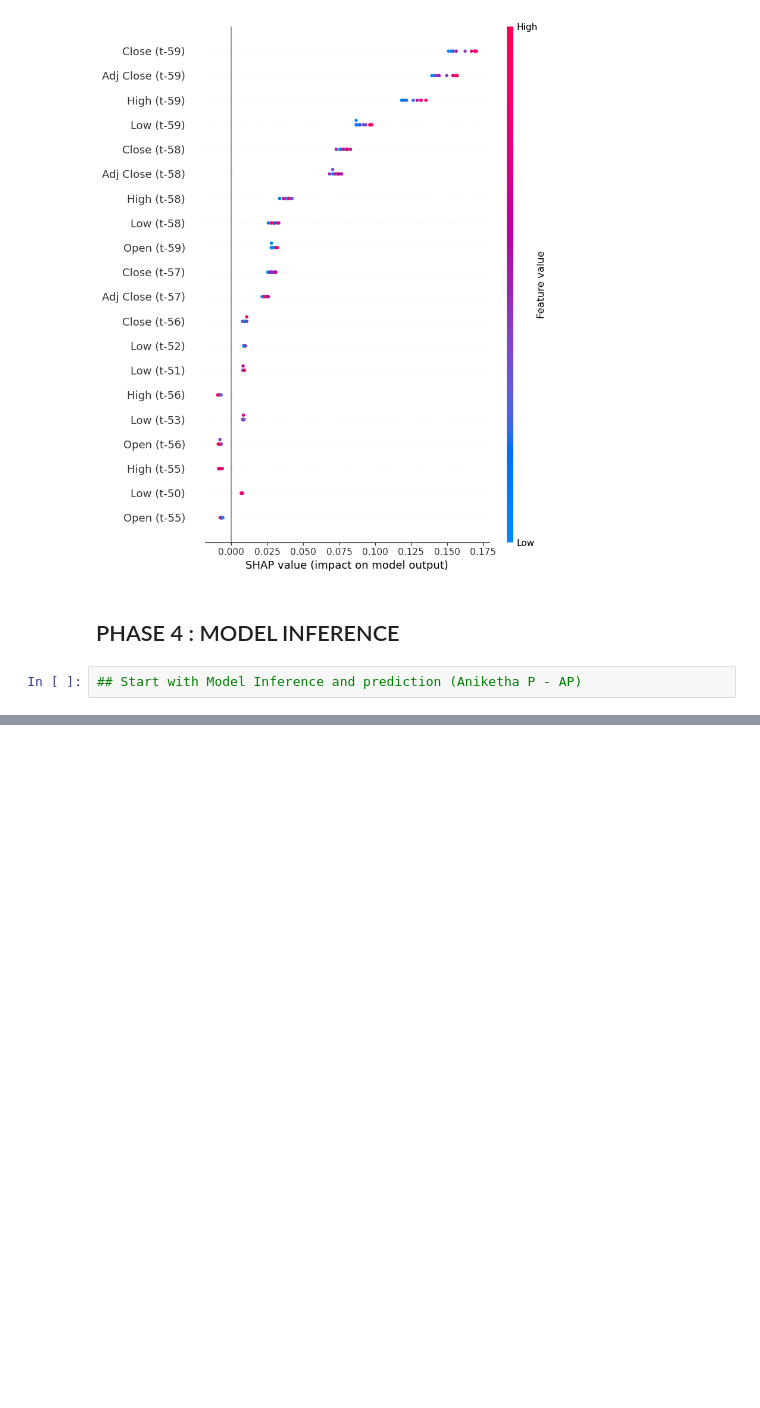
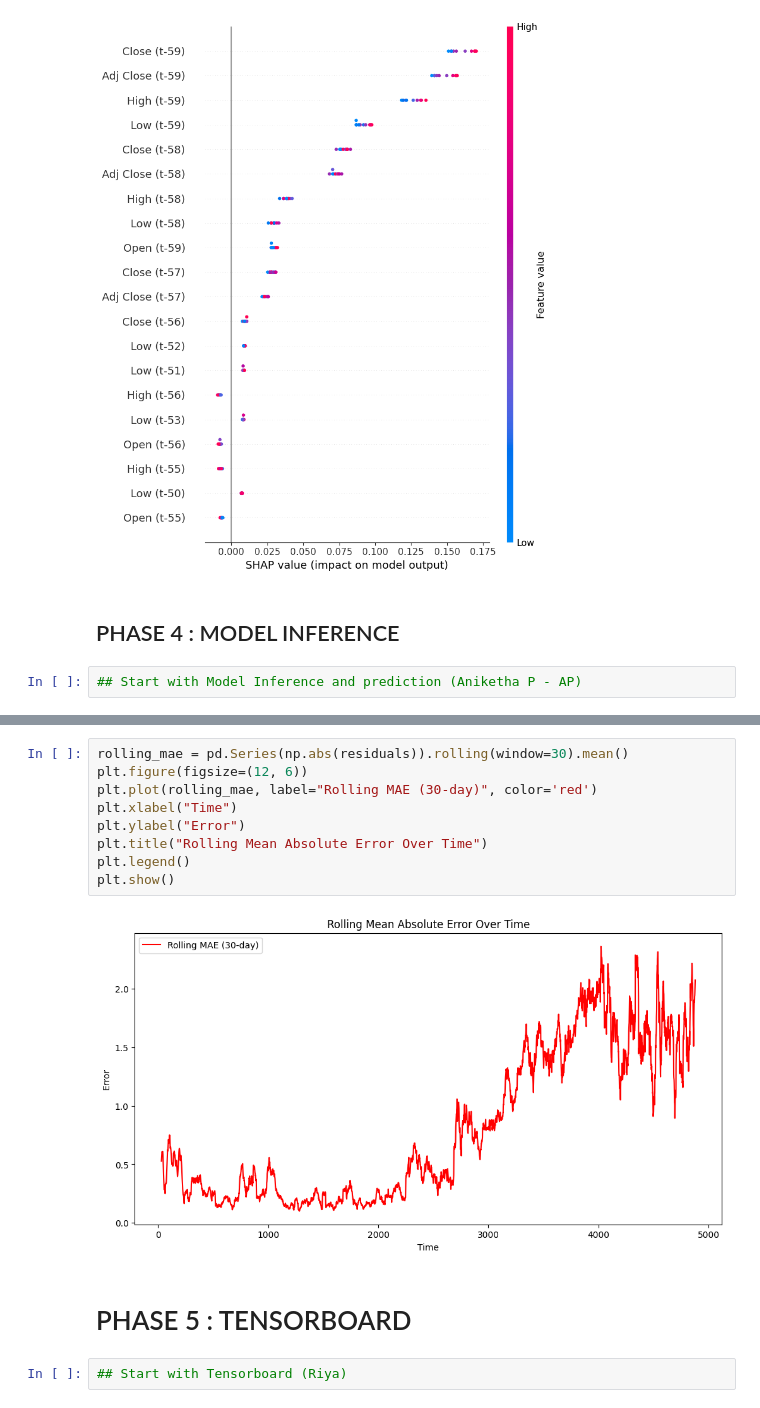
Before and after one commit to msaakaash/Multivariate-Stock-Price-Forecasting, a Jupyter notebook: notebooks/stockMarketForecasting.ipynb, the cells around one changed output, grey strips where cells are left out. Cells and saved outputs as stored; diff of their text form; blank space fills up the shorter version.

```diff
--- a/notebooks/stockMarketForecasting.ipynb
+++ b/notebooks/stockMarketForecasting.ipynb
@@ -682,0 +861,15 @@ shap.summary_plot(shap_values_2d, test_samples_2d, feature_names=feature_names)
+# %%
+rolling_mae = pd.Series(np.abs(residuals)).rolling(window=30).mean()
+plt.figure(figsize=(12, 6))
+plt.plot(rolling_mae, label="Rolling MAE (30-day)", color='red')
+plt.xlabel("Time")
+plt.ylabel("Error")
+plt.title("Rolling Mean Absolute Error Over Time")
+plt.legend()
+plt.show()
+# %% [output]
+[figure, added]
+# %% [markdown]
+# PHASE 5 : TENSORBOARD
+# %%
+## Start with Tensorboard (Riya)
```
Also changed, not shown: parts of 16 cells of this notebook.
